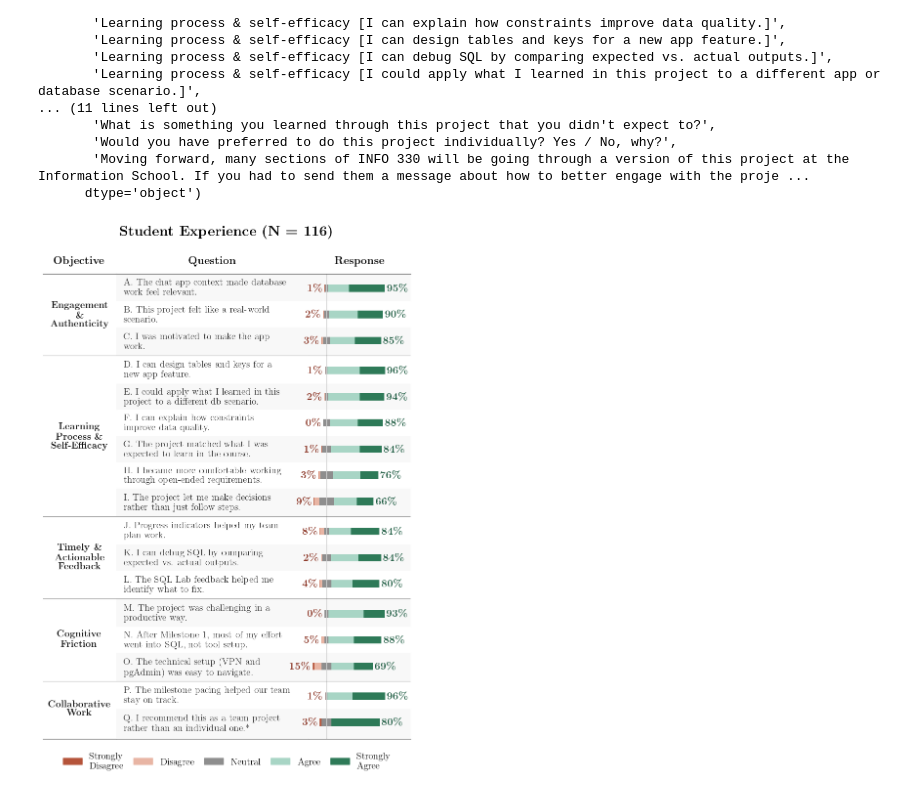
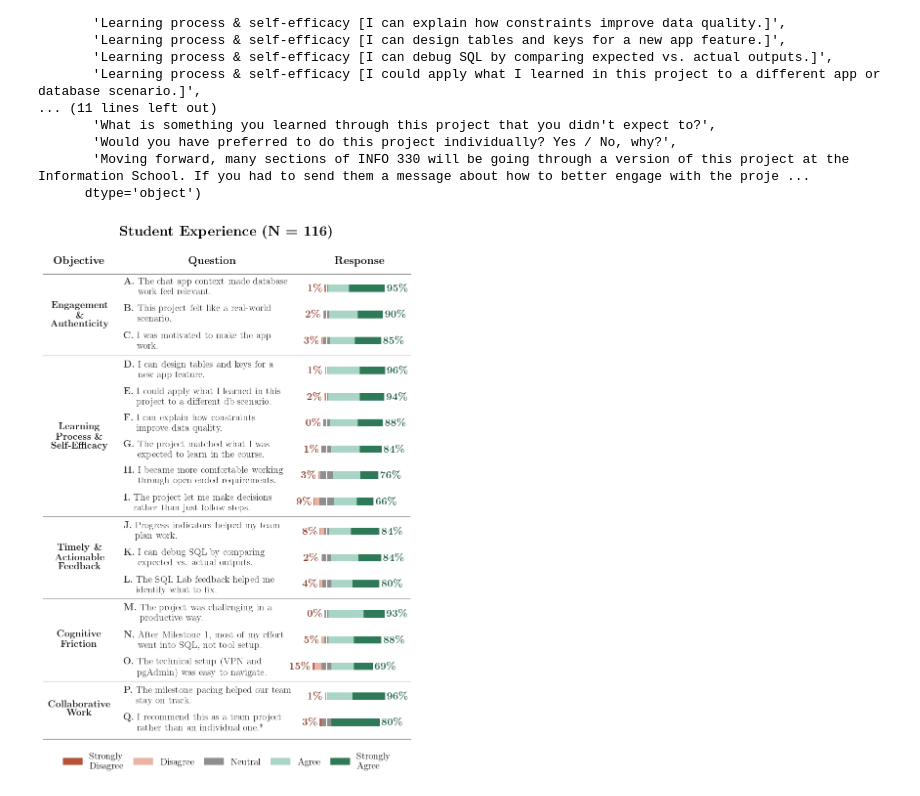
Before and after one commit to bcsaldias/sigcse-ai-2027, a Jupyter notebook: likert/v2_Info330_ExploratoryDataAnalysis.ipynb, the cells around one changed output. Cells and saved outputs as stored; diff of their text form; code cells hidden in the pictures.

```diff
--- a/likert/v2_Info330_ExploratoryDataAnalysis.ipynb
+++ b/likert/v2_Info330_ExploratoryDataAnalysis.ipynb
@@ -133,7 +133,7 @@ def split_question(text):
         category, question = "Other", text
     return category, question
 
-def wrap_text(text, width=36):
+def wrap_text(text, width=36, tab=""):
     tmp = "\n".join(textwrap.wrap(text, width))
     if "pgAdmin" in tmp:
         a, b = tmp.split("pgAdmin")
@@ -196,7 +196,6 @@ category_ranges = []
 row_heights     = []
 current_y       = 0.0
 
-# for category in summary_df["category"].unique():
 for category in [
         'Engagement & Authenticity',
        'Learning Process & Self‑Efficacy',
@@ -243,6 +242,10 @@ fig, (ax_cat, ax_q, ax_main) = plt.subplots(
     }
 )
 
+ax_main.axvline(0, color="white", lw=1.5)
+ax_main.set_yticks([])
+ax_main.set_xticks([])
+
 ax_cat.set_xlim(0, 1)
 ax_cat.set_xticks([])
 ax_cat.set_yticks([])
@@ -256,9 +259,9 @@ for cat in category_ranges:
         color="#111111", multialignment="center"
     )
 
-ax_cat.set_title(r"\textbf{" +"Objective}", fontsize=font_size*1.15, pad=font_size, fontweight="bold")
-ax_q.set_title(r"\textbf{" +"Question}", fontsize=font_size*1.15, pad=font_size, fontweight="bold")
-ax_main.set_title(r"\textbf{" +"Response}", fontsize=font_size*1.15, pad=font_size, fontweight="bold")
+ax_cat.set_title(r"\textbf{Objective}", fontsize=font_size*1.15, pad=font_size, fontweight="bold")
+ax_q.set_title(r"\textbf{Question}", fontsize=font_size*1.15, pad=font_size, fontweight="bold")
+ax_main.set_title(r"\textbf{Response}", fontsize=font_size*1.15, pad=font_size, fontweight="bold")
 
 ax_q.set_xlim(0, 1)
 ax_q.set_xticks([])
@@ -266,13 +269,11 @@ ax_q.set_yticks([])
 
 n = len(y_bars)
 for i, (y, rh) in enumerate(zip(y_bars, row_heights)):
-    color = "#f8f8f8" if i % 2 == 0 else "white"
+    color = "white"
     y_lo = y - rh / 2
     y_hi = y + rh / 2
-    # first row of a category: extend up to the divider above
     if i == 0 or y_bars[i] - rh / 2 > y_bars[i-1] + row_heights[i-1] / 2 + 0.001:
         y_lo -= GAP / 2
-    # last row of a category: extend down to the divider below
     if i == n - 1 or y_bars[i+1] - row_heights[i+1] / 2 > y_bars[i] + rh / 2 + 0.001:
         y_hi += GAP / 2
     ax_q.axhspan(y_lo, y_hi, color=color, zorder=0)
@@ -289,26 +290,34 @@ for i, (_, row) in enumerate(plot_df.iterrows()):
         y_text = y + GAP / 4
     else:
         y_text = y
+
+    letter = chr(65 + i)
+    prefix  = r"\textbf{" + letter + r".}~"
+    phantom = r"\phantom{\textbf{" + letter + r".}~}"
+    lines = row['question'].split('\n')
+    if len(lines) == 1:
+        label = prefix + lines[0]
+    else:
+        parts = [prefix + lines[0]] + [phantom + l for l in lines[1:]]
+        label = r"\shortstack[l]{" + r"\\".join(parts) + r"}"
+
     ax_q.text(
-        0.04, y_text, f"{chr(65 + i)}. {row['question']}",
+        0.04, y_text, label,
         ha="left", va="center",
         fontsize=font_size, color="#333333"
     )
 
 neutral_half = (plot_df["Neutral"] / 2).values
 
-# Negatives start at -(total_neg + neutral_half)
 left_neg = -(plot_df["total_neg"].values + neutral_half)
 for col in ["Strongly Disagree", "Disagree"]:
     vals = plot_df[col].values
     ax_main.barh(y_bars, vals, left=left_neg, color=COLORS[col], height=BAR_HEIGHT)
     left_neg += vals
 
-# Neutral centered at 0
 ax_main.barh(y_bars, plot_df["Neutral"].values, left=-neutral_half,
              color=COLORS["Neutral"], height=BAR_HEIGHT)
 
-# Positives start at +neutral_half
 left_pos = neutral_half.copy()
 for col in ["Agree", "Strongly Agree"]:
     vals = plot_df[col].values
@@ -320,12 +329,6 @@ for i, y in enumerate(y_bars):
                  ha="right", va="center", fontsize=font_size*1.1, fontweight="bold", color="#8b3525", zorder=5)
     ax_main.text( total_pos.iloc[i] + neutral_half[i] + 3, y, r"\textbf{" + f"{total_pos.iloc[i]:.0f}" + r"\%}",
                  ha="left",  va="center", fontsize=font_size*1.1, fontweight="bold", color="#1e5c42", zorder=5)
-
-
-ax_main.axvline(0, color="lightgray", lw=1)
-ax_main.set_yticks([])
-ax_main.set_xticks([])
-
 
 ax_main.set_xlim(-30, 140)
 ax_main.spines["top"].set_bounds(-30, 140)
@@ -340,33 +343,32 @@ for ax in [ax_cat, ax_q, ax_main]:
         if side in ("left", "right"):
             spine.set_visible(False)
         else:
             spine.set_visible(True)
             spine.set_linewidth(0.9)
             spine.set_color(BORDER_COLOR)
 
 ax_cat.invert_yaxis()
 margin = 0.2
 ax_cat.set_ylim(current_y - GAP / 2 + margin, -margin)
 
 legend_handles = [
     plt.Rectangle((0, 0), 1, 1, color=COLORS[lbl], label=wrap_text(lbl, 10))
     for lbl in LIKERT_ORDER
 ]
 fig.legend(
     handles=legend_handles,
     loc="upper center", bbox_to_anchor=(0.5, 0.02),
     ncol=len(LIKERT_ORDER),
     fontsize=font_size, frameon=False,
     columnspacing=1
 )
 
 plt.suptitle(
-    r"\textbf{" +"Student Experience (N = 116)}",
+    r"\textbf{Student Experience (N = 116)}",
     fontsize=font_size*1.5, fontweight="semibold", y=0.985
 )
-# ax_main.text(0, ax_main.get_ylim()[0], "0\%", ha="center", va="bottom", fontsize=font_size, color="gray")
 
 fig.tight_layout(rect=[0, 0.01, 1, 0.99])
 plt.show()
 # %% [output]
-[figure, old version]
+[figure, new version]
```
